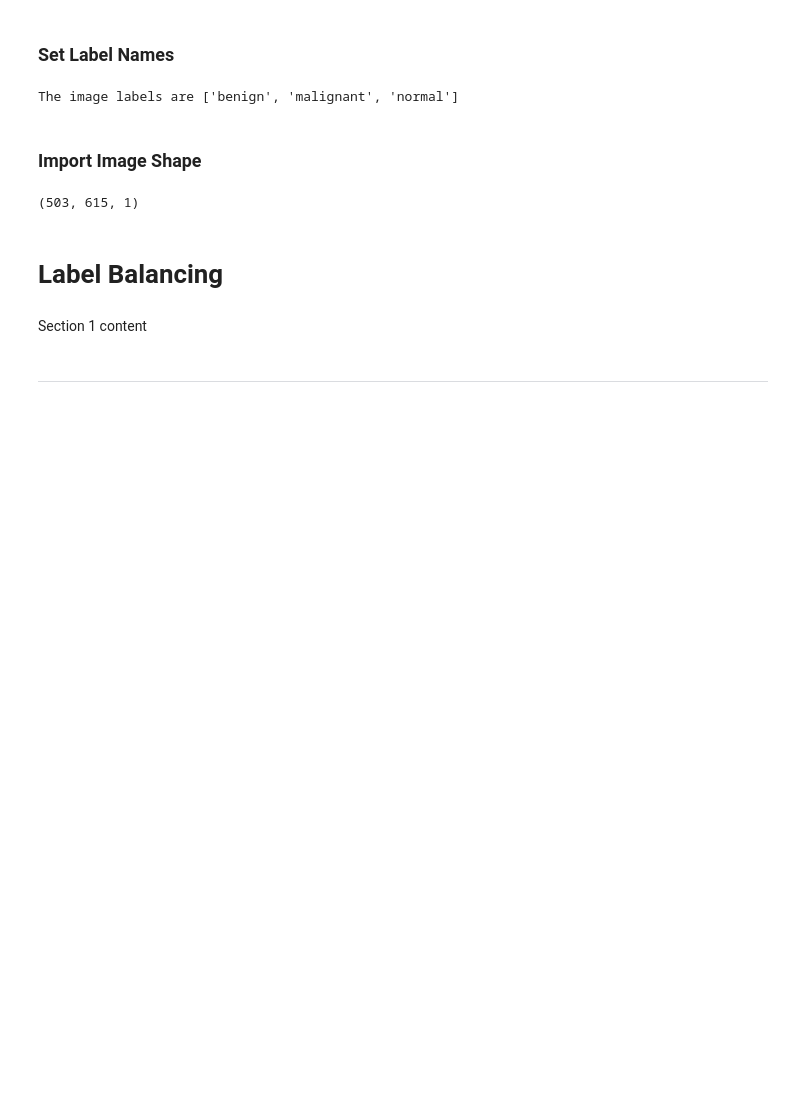
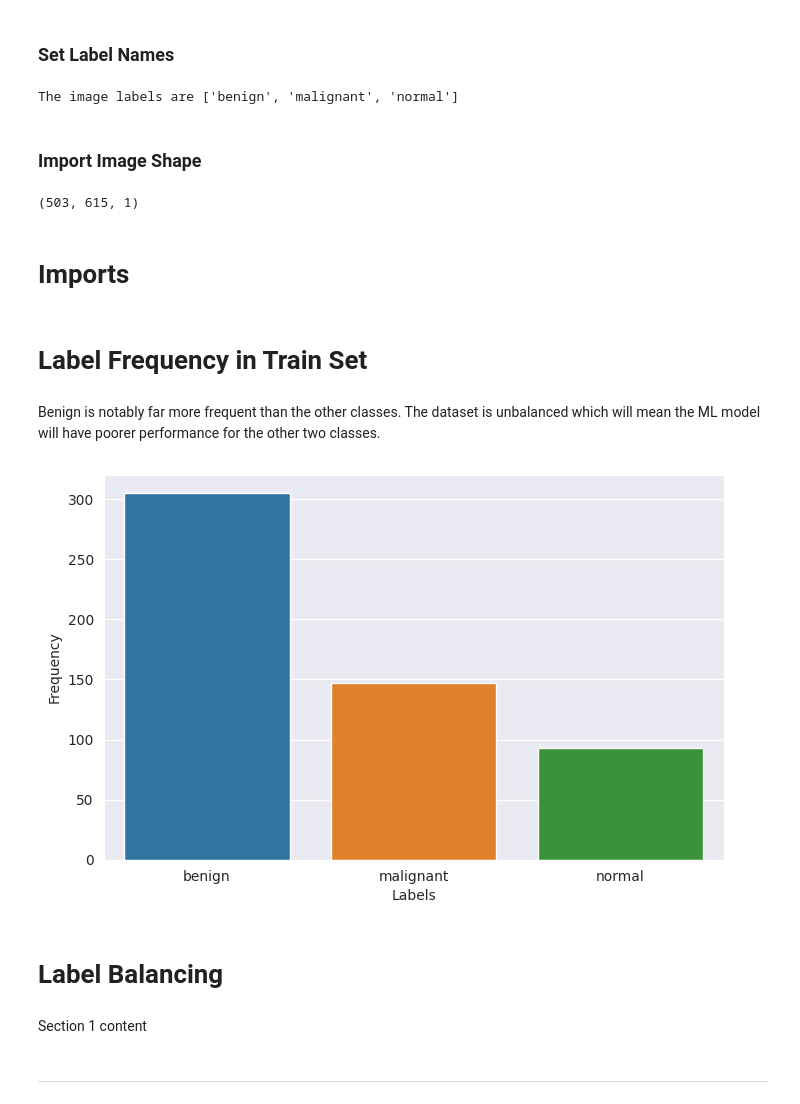
Before and after one commit to Hasmelash95/breast-cancer-detection, a Jupyter notebook: jupyter_notebooks/Modelling and Evaluation.ipynb, the cells around one changed output. Drawn from its saved outputs; the diff is of its cells as text; code cells hidden in the pictures; blank space fills up the shorter version.

Commit message:
Create a bar graph to compare frequencies of the classes

```diff
--- a/jupyter_notebooks/Modelling and Evaluation.ipynb
+++ b/jupyter_notebooks/Modelling and Evaluation.ipynb
@@ -71,3 +73,5 @@ image_shape = joblib.load(filename=f"outputs/v1/image_shape_embed.pkl")
 image_shape
 # %% [output]
 (503, 615, 1)
+# %% [markdown]
+# Imports
@@ -74,3 +85,24 @@ image_shape
+# %% [markdown]
+# Label Frequency in Train Set
+# %% [markdown]
+Benign is notably far more frequent than the other classes. The dataset is unbalanced which will mean the ML model will have poorer performance for the other two classes.
+# %%
+df_label_frequency = pd.DataFrame([])
+for label in labels:
+    for file in os.listdir(train_path + "/" + label):
+        count = int(len(os.listdir(train_path + "/" + label)))
+        df_label_frequency = df_label_frequency.append(pd.Series(data={"Labels": label,
+                                                                       "Frequency": count}),
+                                                        ignore_index=True
+
+        )
+
+sns.set_style("darkgrid")
+plt.figure(figsize=(8, 5))
+sns.barplot(data=df_label_frequency, x='Labels', y='Frequency')
+plt.show()
+# %% [output]
+[figure, added]
 # %% [markdown]
 # Label Balancing
 # %% [markdown]
```
Also changed, not shown: parts of 2 cells of this notebook, 1 other file.
